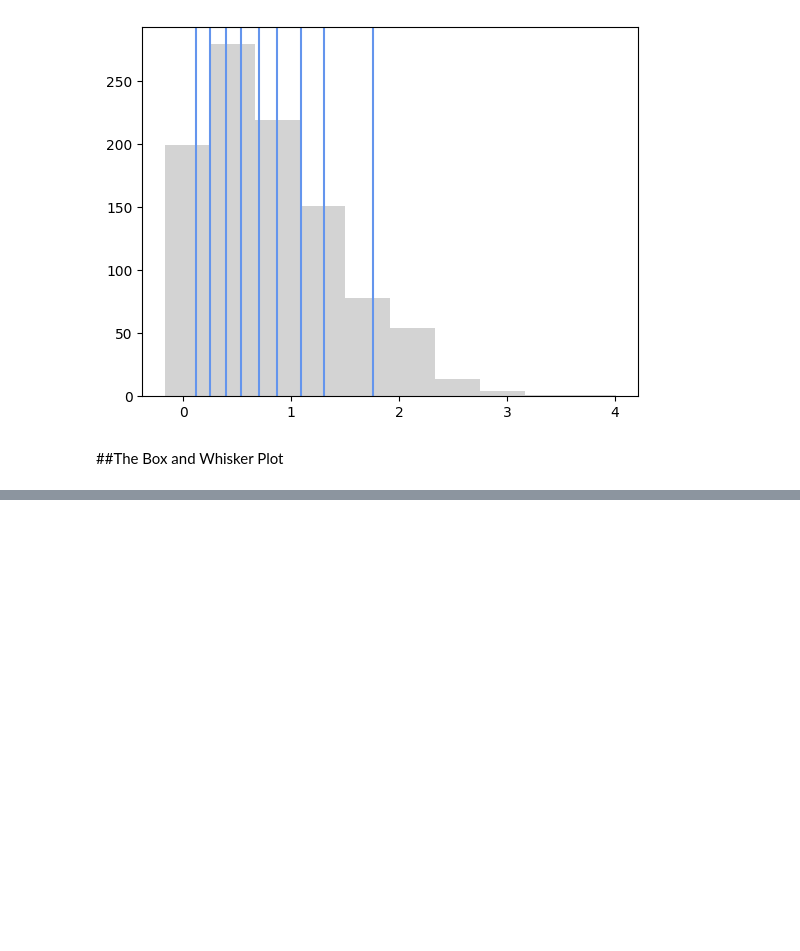
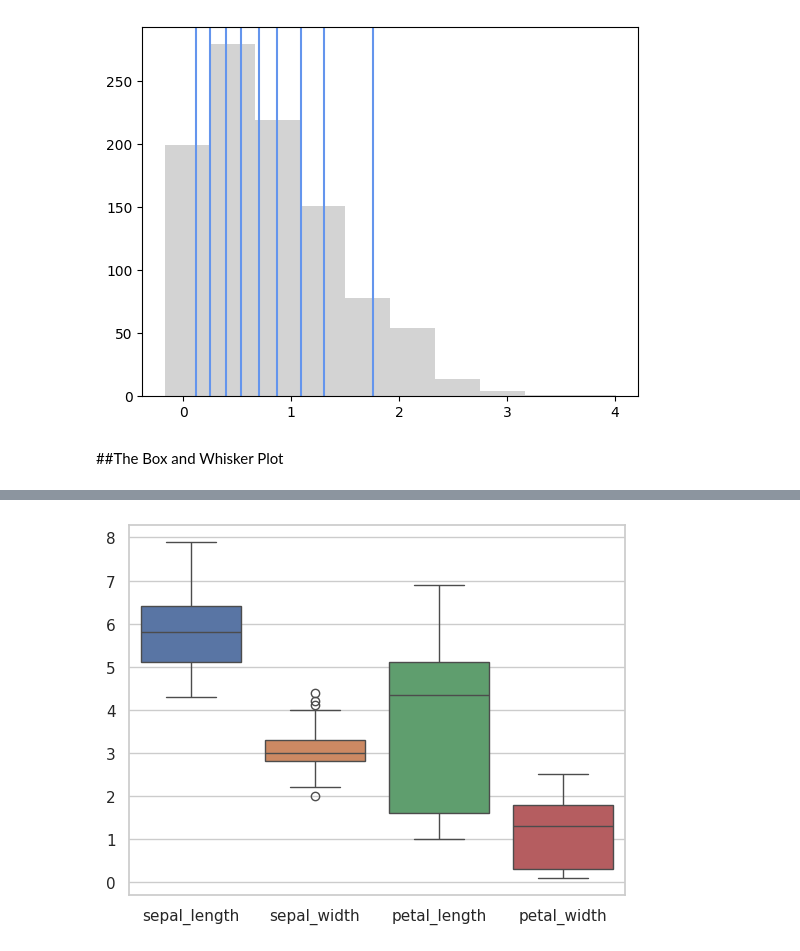
Before and after one commit to deenadayalanai/Machine-Learning-Foundations, a Jupyter notebook: Probability_&_Information_Theory.ipynb, the cells around one changed output, grey strips where cells are left out. Cells and saved outputs as stored; diff of their text form; code cells hidden in the pictures; blank space fills up the shorter version.

```diff
--- a/Probability_&_Information_Theory.ipynb
+++ b/Probability_&_Information_Theory.ipynb
@@ -398,0 +460,3 @@ _ = plt.hist(x, color = 'lightgray')
+# %%
+iris = sns.load_dataset('iris')
+iris
@@ -398,0 +477,4 @@ _ = plt.hist(x, color = 'lightgray')
+# %%
+_ = sns.boxplot(data=iris)
+# %% [output]
+[figure, added]
```
Also changed, not shown: parts of 84 cells of this notebook.
